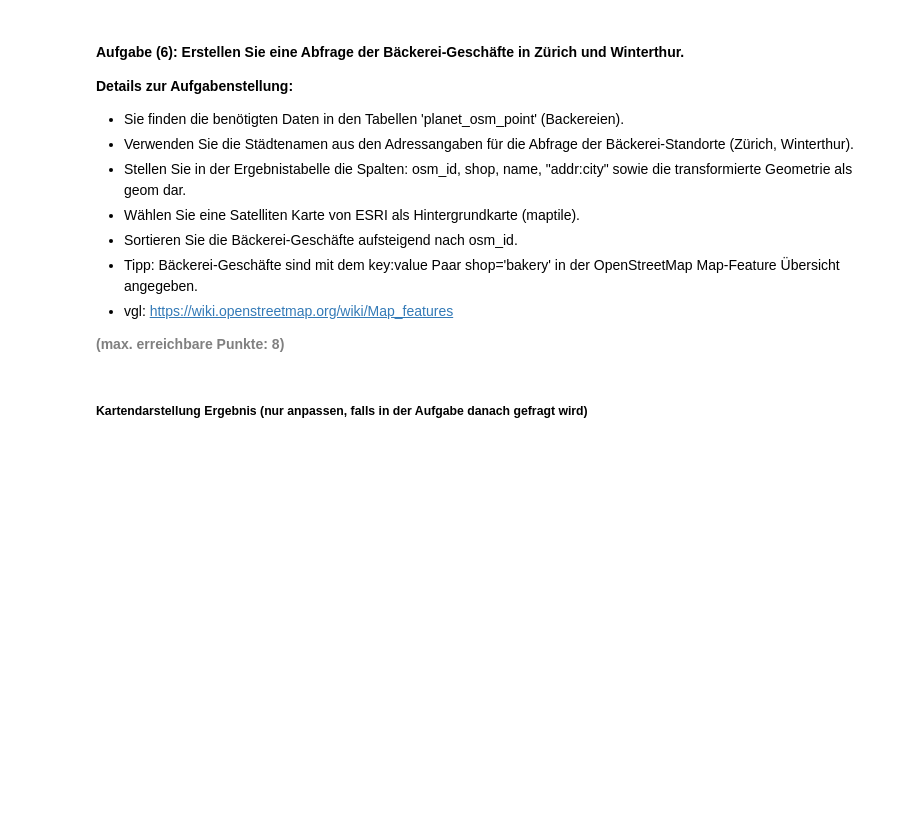
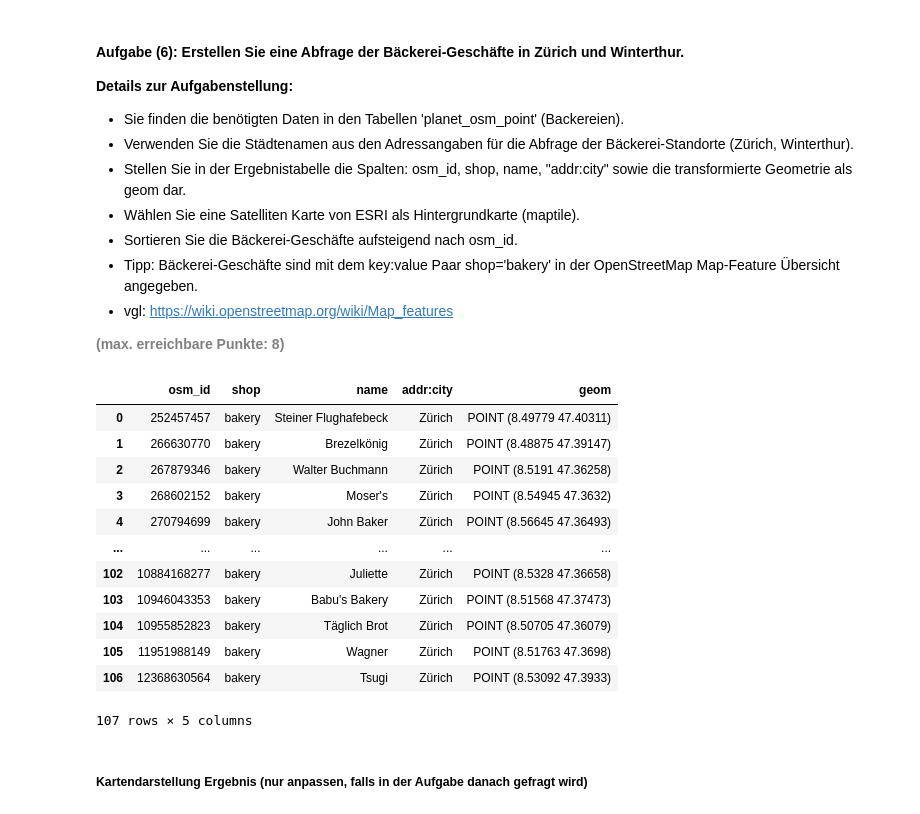
Before and after one commit to zempcol1/python_postgresql_postgis, a Jupyter notebook: HS24 EXAM/AP03_Management_Raeumliche_Daten.ipynb, the cells around one changed output. Saved outputs shown, nothing was run; the diff lists cells and outputs as text; code cells hidden in the pictures; blank space fills up the shorter version.

```diff
--- a/HS24 EXAM/AP03_Management_Raeumliche_Daten.ipynb
+++ b/HS24 EXAM/AP03_Management_Raeumliche_Daten.ipynb
@@ -483,21 +532,42 @@ m
 # %%
 # Engine für Datenbankverbindung erstellen
 engine = create_engine(db_connection_url)
 
 # Ergänzen Sie die SQL-Abfrage, um die Aufgabe zu lösen
-sql = """SELECT
-         FROM
-         WHERE
+sql = """SELECT p.osm_id,
+            p.shop,
+            p.name,
+            p."addr:city",
+            ST_TRANSFORM(p.way, 4326) AS geom
+            FROM planet_osm_point p
+            WHERE
+            p.shop = 'bakery' AND
+            (p."addr:city" = 'Zürich' OR p."addr:city" = 'Winterthur')
+            ORDER BY osm_id ASC
      ;"""
 
 # Ergebnis in GeoDataFrame abspeichern
 gdf = gpd.GeoDataFrame.from_postgis(sql, engine)
 
 # Datenbankverbindung trennen
 engine.dispose()
 
 # Zeigen des GeoDataFrames
 gdf
+# %% [output]
+|  | osm_id | shop | name | addr:city | geom |
+| 0 | 252457457 | bakery | Steiner Flughafebeck | Zürich | POINT (8.49779 47.40311) |
+| 1 | 266630770 | bakery | Brezelkönig | Zürich | POINT (8.48875 47.39147) |
+| 2 | 267879346 | bakery | Walter Buchmann | Zürich | POINT (8.5191 47.36258) |
+| 3 | 268602152 | bakery | Moser's | Zürich | POINT (8.54945 47.3632) |
+| 4 | 270794699 | bakery | John Baker | Zürich | POINT (8.56645 47.36493) |
+| ... | ... | ... | ... | ... | ... |
+| 102 | 10884168277 | bakery | Juliette | Zürich | POINT (8.5328 47.36658) |
+| 103 | 10946043353 | bakery | Babu's Bakery | Zürich | POINT (8.51568 47.37473) |
+| 104 | 10955852823 | bakery | Täglich Brot | Zürich | POINT (8.50705 47.36079) |
+| 105 | 11951988149 | bakery | Wagner | Zürich | POINT (8.51763 47.3698) |
+| 106 | 12368630564 | bakery | Tsugi | Zürich | POINT (8.53092 47.3933) |
+107 rows × 5 columns
 # %% [markdown]
 ##### <b>Kartendarstellung Ergebnis (nur anpassen, falls in der Aufgabe danach gefragt wird)</b>
 # %%
```
Also changed, not shown: parts of 11 cells of this notebook, 2 other files.
